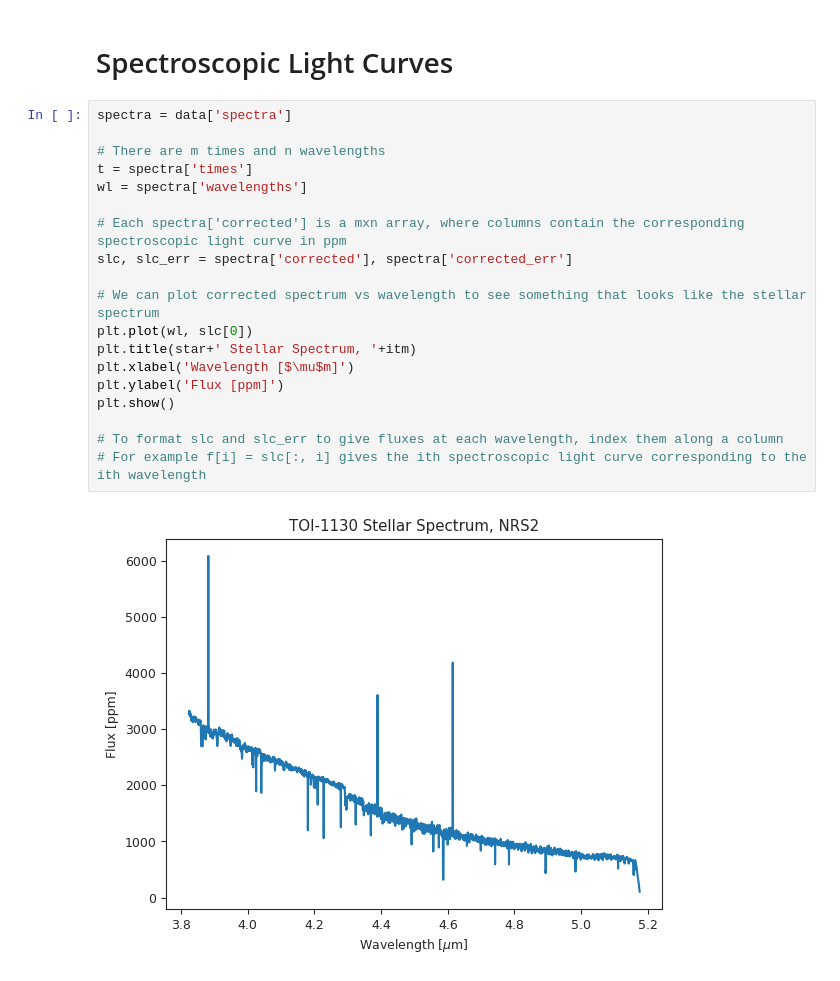
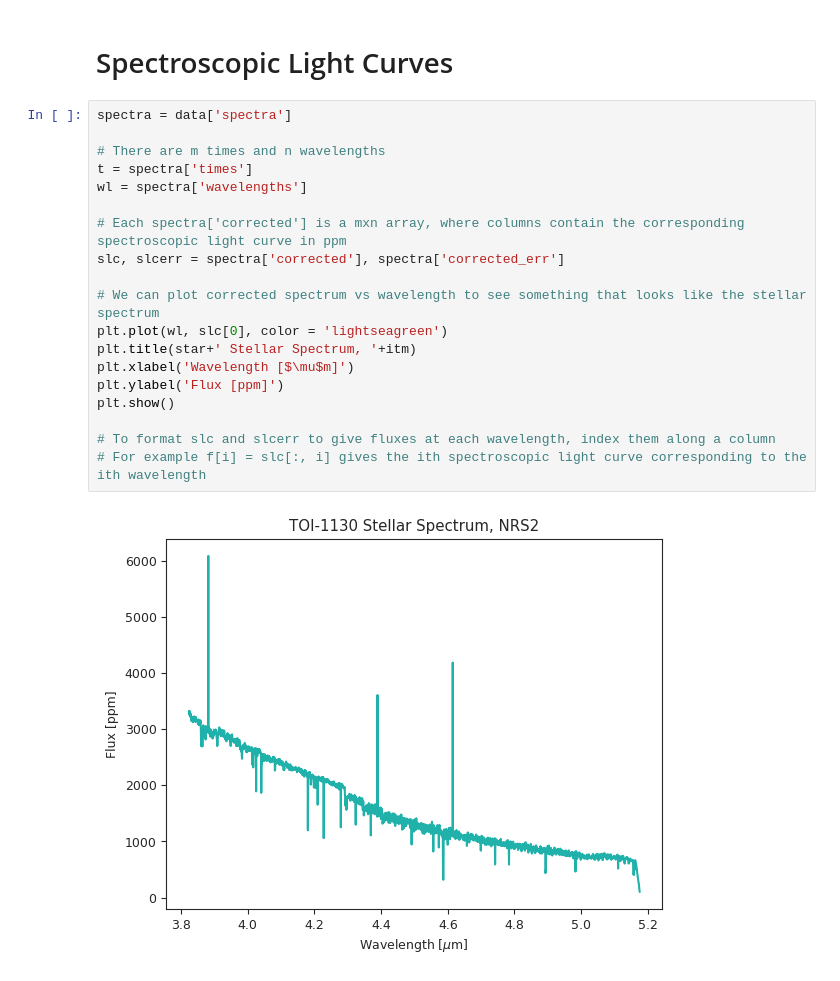
Before and after one commit to m23lau/subneptune, a Jupyter notebook: lc_fit_notebook.ipynb, the cells around one changed output. Cells and saved outputs as stored; diff of their text form.

```diff
--- a/lc_fit_notebook.ipynb
+++ b/lc_fit_notebook.ipynb
@@ -236,21 +241,21 @@ With linear only: 14972.623838445552
 # %%
 spectra = data['spectra']
 
 # There are m times and n wavelengths
 t = spectra['times']
 wl = spectra['wavelengths']
 
 # Each spectra['corrected'] is a mxn array, where columns contain the corresponding spectroscopic light curve in ppm
-slc, slc_err = spectra['corrected'], spectra['corrected_err']
+slc, slcerr = spectra['corrected'], spectra['corrected_err']
 
 # We can plot corrected spectrum vs wavelength to see something that looks like the stellar spectrum
-plt.plot(wl, slc[0])
+plt.plot(wl, slc[0], color = 'lightseagreen')
 plt.title(star+' Stellar Spectrum, '+itm)
 plt.xlabel('Wavelength [$\mu$m]')
 plt.ylabel('Flux [ppm]')
 plt.show()
 
-# To format slc and slc_err to give fluxes at each wavelength, index them along a column
+# To format slc and slcerr to give fluxes at each wavelength, index them along a column
 # For example f[i] = slc[:, i] gives the ith spectroscopic light curve corresponding to the ith wavelength
 # %% [output]
-[figure, old version]
+[figure, new version]
```
Also changed, not shown: parts of 16 cells of this notebook.
